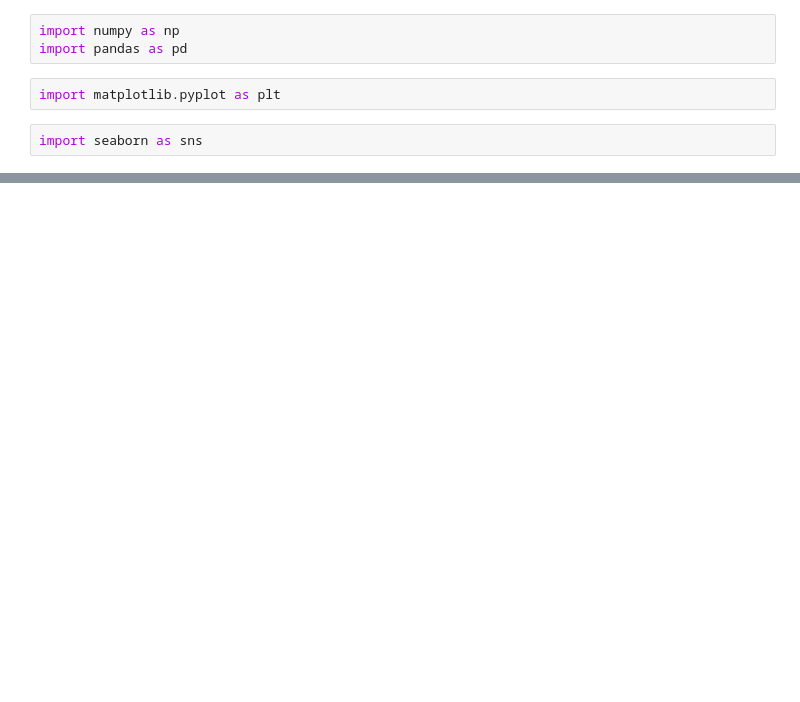
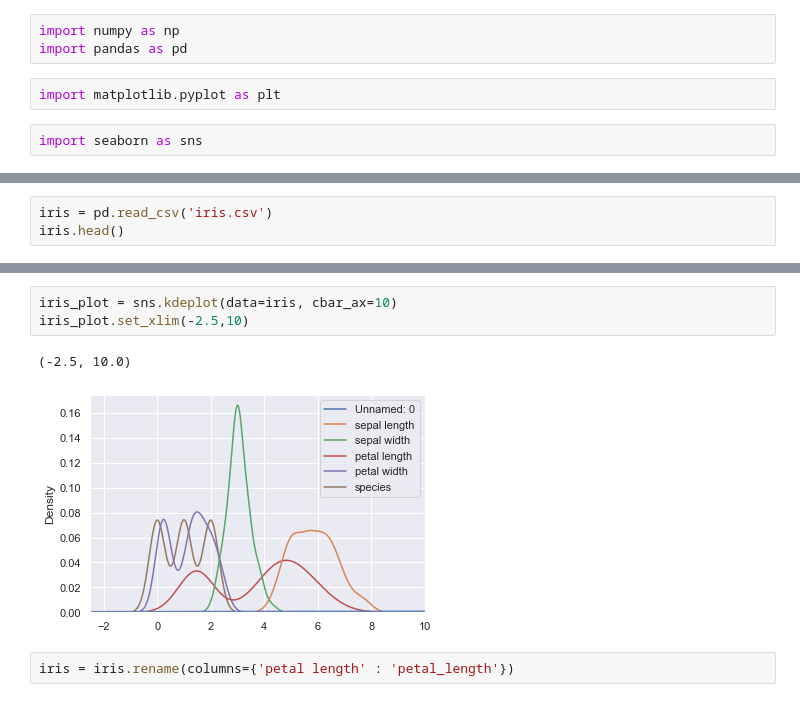
Before and after one commit to maximka65/python, a Jupyter notebook: DataScience/Stepik/stepik2.ipynb, the cells around one changed output, grey strips where cells are left out. Drawn from its saved outputs; the diff is of its cells as text; blank space fills up the shorter version.

```diff
--- a/DataScience/Stepik/stepik2.ipynb
+++ b/DataScience/Stepik/stepik2.ipynb
@@ -17,0 +52,3 @@ genome
+# %%
+iris = pd.read_csv('iris.csv')
+iris.head()
@@ -17,0 +62,8 @@ genome
+# %%
+iris_plot = sns.kdeplot(data=iris, cbar_ax=10)
+iris_plot.set_xlim(-2.5,10)
+# %% [output]
+(-2.5, 10.0)
+[figure, added]
+# %%
+iris = iris.rename(columns={'petal length' : 'petal_length'})
```
Also changed, not shown: parts of 9 cells of this notebook, 5 other files.
